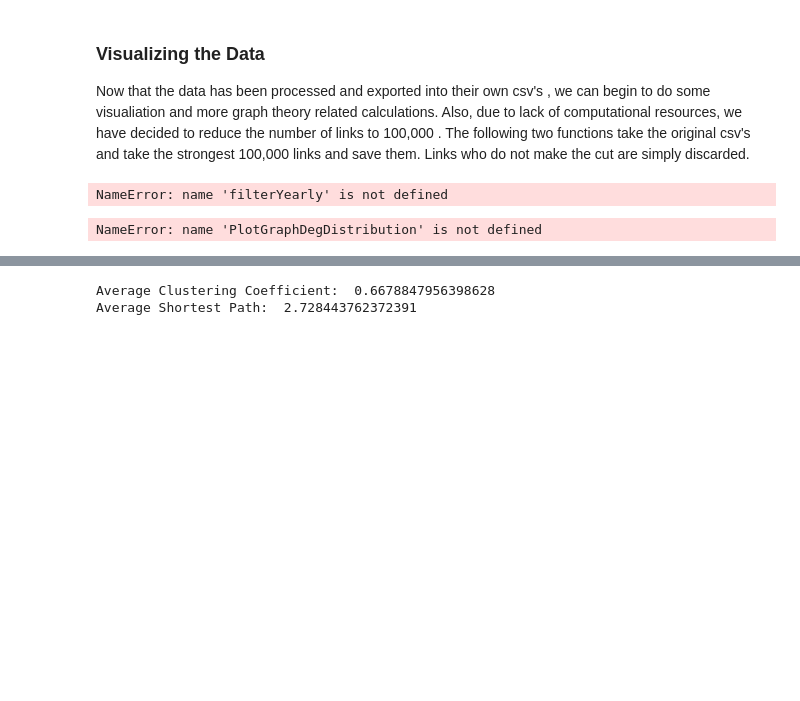
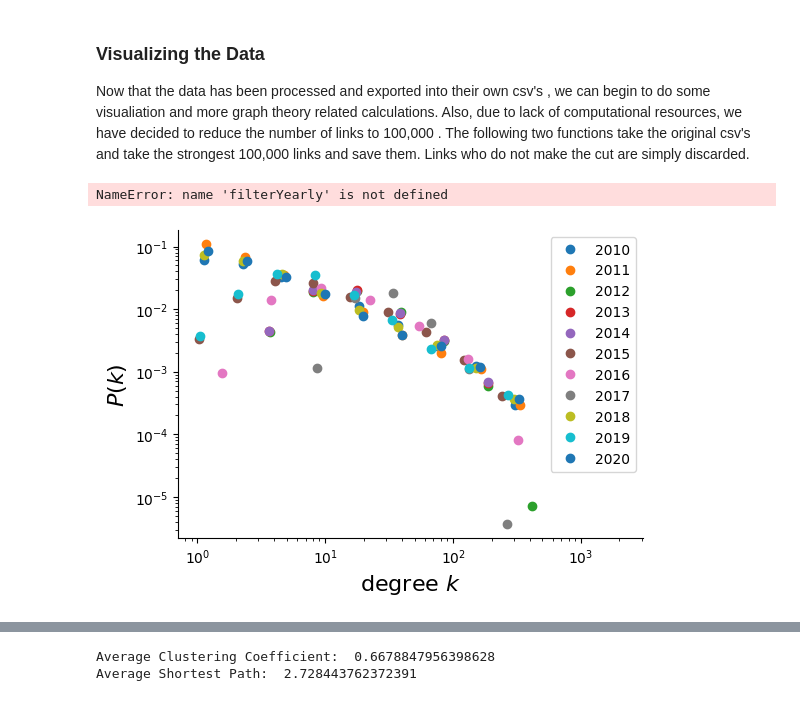
Before and after one commit to deliarm/672_final, a Jupyter notebook: main.ipynb, the cells around one changed output, grey strips where cells are left out. Saved outputs shown, nothing was run; the diff lists cells and outputs as text; code cells hidden in the pictures; blank space fills up the shorter version.

```diff
--- a/main.ipynb
+++ b/main.ipynb
@@ -223,7 +206,7 @@ def PlotGraphDegDistribution(Graph_list):
         log_be = np.log10(bin_edges)
         x = 10**((log_be[1:] + log_be[:-1])/2)
         label = 2010 +i if len(Graph_list) > 1 else "total"
-        plt.loglog(x, density, marker='o', label = label)
+        plt.loglog(x, density, marker='o', label = label,linestyle='none')
 
 
         # remove right and top boundaries because they're ugly
@@ -237,10 +220,10 @@ def PlotGraphDegDistribution(Graph_list):
     plt.legend()
     plt.show()
 # %%
-# PlotGraphDegDistribution(Yearly_Graphs)           #for ploting total graph degree distribution
-PlotGraphDegDistribution(Total_Graph)               #for ploting total graph degree distribution
+PlotGraphDegDistribution(Yearly_Graphs)           #for ploting total graph degree distribution
+# PlotGraphDegDistribution(Total_Graph)               #for ploting total graph degree distribution
 # %% [output]
-NameError: name 'PlotGraphDegDistribution' is not defined
+[figure, added]
 # %%
 # Function Defintions
 
```
Also changed, not shown: parts of 9 cells of this notebook.
